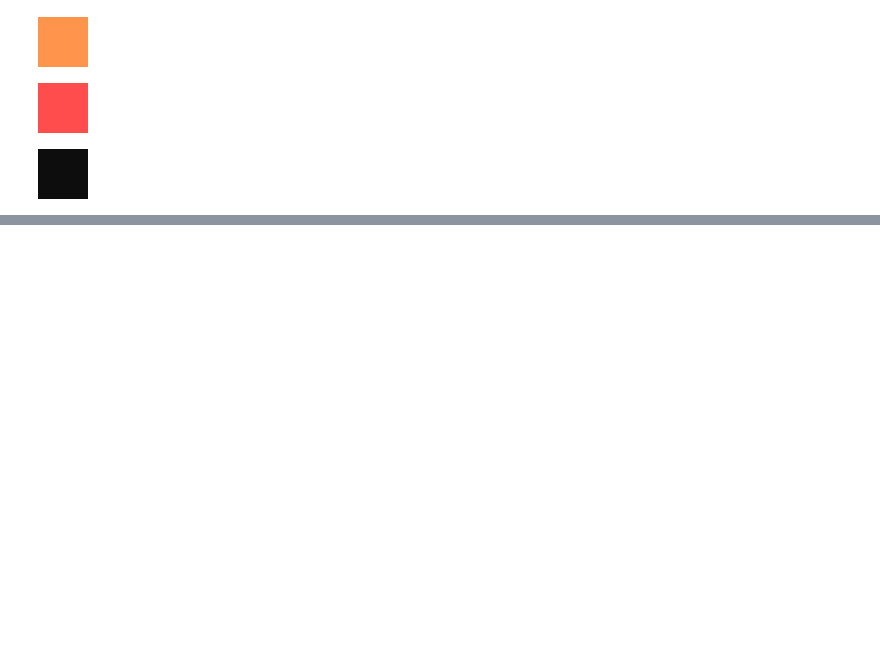
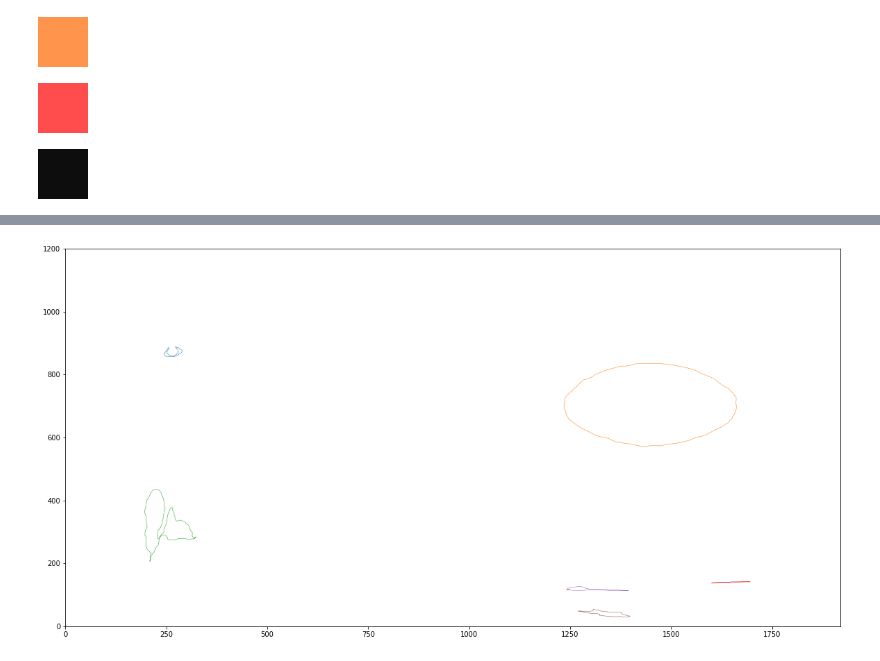
Before and after one commit to gornekich/stencil, a Jupyter notebook: stencil.ipynb, the cells around one changed output, grey strips where cells are left out. Drawn from its saved outputs; the diff is of its cells as text; code cells hidden in the pictures; blank space fills up the shorter version.

```diff
--- a/stencil.ipynb
+++ b/stencil.ipynb
@@ -90,10 +91,34 @@ def get_color_edge(im, rgb):
 
 def find_color_edges(im, target_colors):
     merged_colors = split_img_in_colors(im, target_colors)
-    merged_colors.show()
     merged_colors_smooth = merged_colors.filter(ImageFilter.ModeFilter(size = 20))
+
     separate_clrs_pics = get_separate_colors(merged_colors_smooth, target_colors)
     edges = get_color_edge(separate_clrs_pics, (255, 0, 0))
     for i in range(len(edges)):
         edges[i].save("output/" + str(i)+".jpg", "JPEG")
-    return
+    return edges, merged_colors, merged_colors_smooth, separate_clrs_pics
+
+def find_pix_inside(contour):
+    find_point = 0
+    i = 0
+    inside_pix = []
+    while find_point == 0 and i < len(contour):
+        base_point = contour[i]
+        same_x = [p for p in contour if p[0] == base_point[0] and p[1] != base_point[1]]
+        if len(same_x) != 1:
+            i += 1
+        else:
+            inside_pix = [int(same_x[0][0]), int((same_x[0][1] + base_point[1])/2)]
+            find_point = 1
+    return inside_pix
+
+def show_edge(edge):
+    %matplotlib inline
+    from matplotlib import axes
+    plt.figure(figsize=(20, 10))
+    axes = plt.gca()
+    axes.set_xlim([0, 1920])
+    axes.set_ylim([0, 1200])
+    for n, contour in enumerate(edge):
+        plt.plot(contour[:, 1], 1200 - contour[:, 0], linewidth=0.5)
@@ -113,2 +125,4 @@ separate_clrs_pics[2].show()
+# %%
+edges, merged_colors, merged_colors_smooth, separate_clrs_pics = find_color_edges(im, target_colors)
 # %%
 merged_colors_smooth.show()
@@ -117,0 +170,13 @@ separate_clrs_pics_edges[3].show()
+# %%
+%matplotlib inline
+#from matplotlib import axes
+plt.figure(figsize=(20, 10))
+axes = plt.gca()
+axes.set_xlim([0, 1920])
+axes.set_ylim([0, 1200])
+for c in all_edges[4]:
+    if len(c) > 200:
+        plt.plot(c[:, 1], 1200 - c[:, 0], linewidth=0.5)
+#show_edge(all_edges[4])
+# %% [output]
+[figure, added]
```
Also changed, not shown: parts of 14 cells of this notebook, 17 other files.
